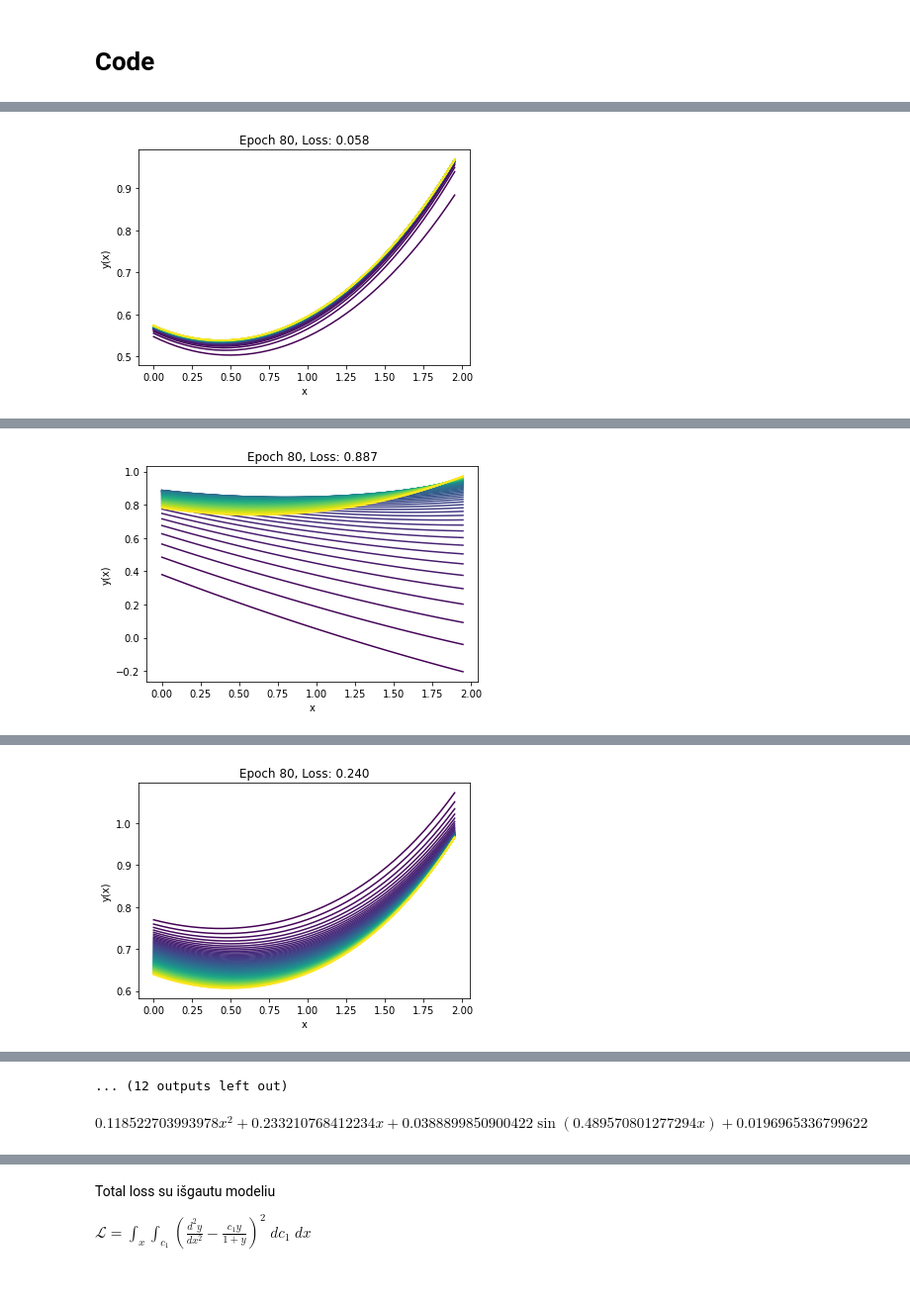
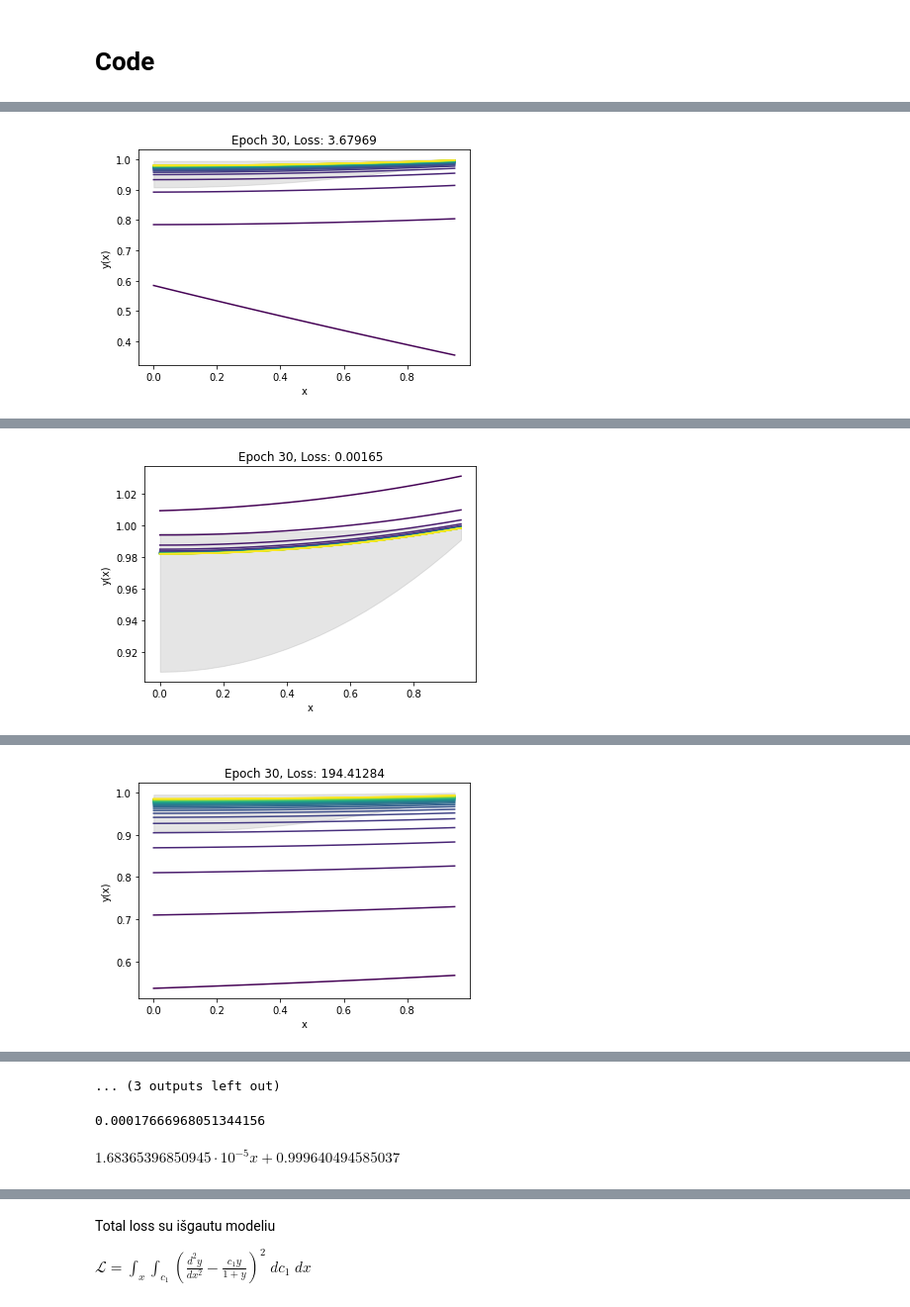
Before and after one commit to PauliusSasnauskas/sasde, a Jupyter notebook: main.ipynb, the cells around one changed output, grey strips where cells are left out. Shown at 99% size. Cells and saved outputs as stored; diff of their text form; code cells hidden in the pictures.

```diff
--- a/main.ipynb
+++ b/main.ipynb
@@ -49,13 +49,19 @@ from train import train
 #     return c_1 * z - c_2 * c_1 * np.log(c_2 + z) + c_3
 # %%
 c1 = sp.symbols('c_1')
-x_bounds = (0, 2)
-c1_bounds = (0.8, 1.2)
+x_bounds = (0, 1)
+c1_bounds = (0.01, 0.2)
 # %%
 loss_model_func = lambda model_y, x, model_d2y: sp.Pow(model_d2y - c1 * (model_y) / (1 + model_y), 2, evaluate=False)
 loss_integration_func = lambda loss_model: (loss_model, (c1, *c1_bounds))
+# %%
+def orig_func(x, c2):
+  S_0 = 1
+  d = 1
+  alpha = np.sqrt(c2)
+  return S_0 * np.cosh(alpha * x) / np.cosh(alpha * d)
 # %%
-cell_count = 5
+cell_count = 4
 network = Network(
   loss_model_func,
   loss_integration_func,
@@ -63,13 +69,15 @@ network = Network(
     lambda z: 0,
     lambda z: 1,
     lambda z: z,
+    lambda z: 1 + z,
     lambda z: -z,
     lambda z: z*z,
     lambda z: z*z*z*z,
-    lambda x: sp.sin(x),
-    lambda z: sp.exp(z),
-    # lambda x: sp.Max(x, np.array(0)),
-    lambda x: 1 / (1 + sp.exp(-x))
+    lambda z: (sp.exp(z) + sp.exp(-z)) / 2,
+    # lambda z: sp.sin(z),
+    # lambda z: sp.exp(z),
+    # lambda z: sp.Max(z, np.array(0)),
+    # lambda z: 1 / (1 + sp.exp(-z))
   ],
   cell_count,
   x_bounds)
@@ -84,5 +96,5 @@ _, model_y, loss_and_grad, _ = network.get_model()
 # %%
-plotting = Plotting(None, network, x_bounds, c1_bounds)
+plotting = Plotting(orig_func, network, x_bounds, c1_bounds)
 
 key = random.PRNGKey(7)
 
@@ -97,12 +109,12 @@ while not is_final:
     plotting.funcs = []
     train_results = train(
         network,
-        dataset = [(2, 1)],
+        dataset = [(1, 1)],
         plotting = plotting,
         key = key,
         lr = 0.0002,
-        lr_2 = 0.0001,
-        epochs = 80,
+        lr_2 = 0.001,
+        epochs = 30,
         verbose = 0,
         batch_size = 16,
         W_init = W,
@@ -146 +161 @@ while not is_final:
-[figure, old version]
+[figure, new version]
@@ -155 +171 @@ while not is_final:
-[figure, old version]
+[figure, new version]
@@ -164 +181 @@ while not is_final:
-[figure, old version]
+[figure, new version]
@@ -173 +191 @@ while not is_final:
-... (12 outputs left out)
+... (3 outputs left out)
@@ -178,7 +192,11 @@ while not is_final:
+# %%
+float(best.loss)
+# %% [output]
+0.00017666968051344156
 # %%
 y_prediction_last = model_y.subs(zip(network.alphas, W))
 y_prediction_last
 # %% [output]
-$\displaystyle 0.118522703993978 x^{2} + 0.233210768412234 x + 0.0388899850900422 \sin{\left(0.489570801277294 x \right)} + 0.0196965336799622$
+$\displaystyle 1.68365396850945 \cdot 10^{-5} x + 0.999640494585037$
 # %%
 y_prediction_best = best.model_y.subs(zip(best.alphas, best.W))
```
Also changed, not shown: parts of 11 cells of this notebook, 3 other files.
